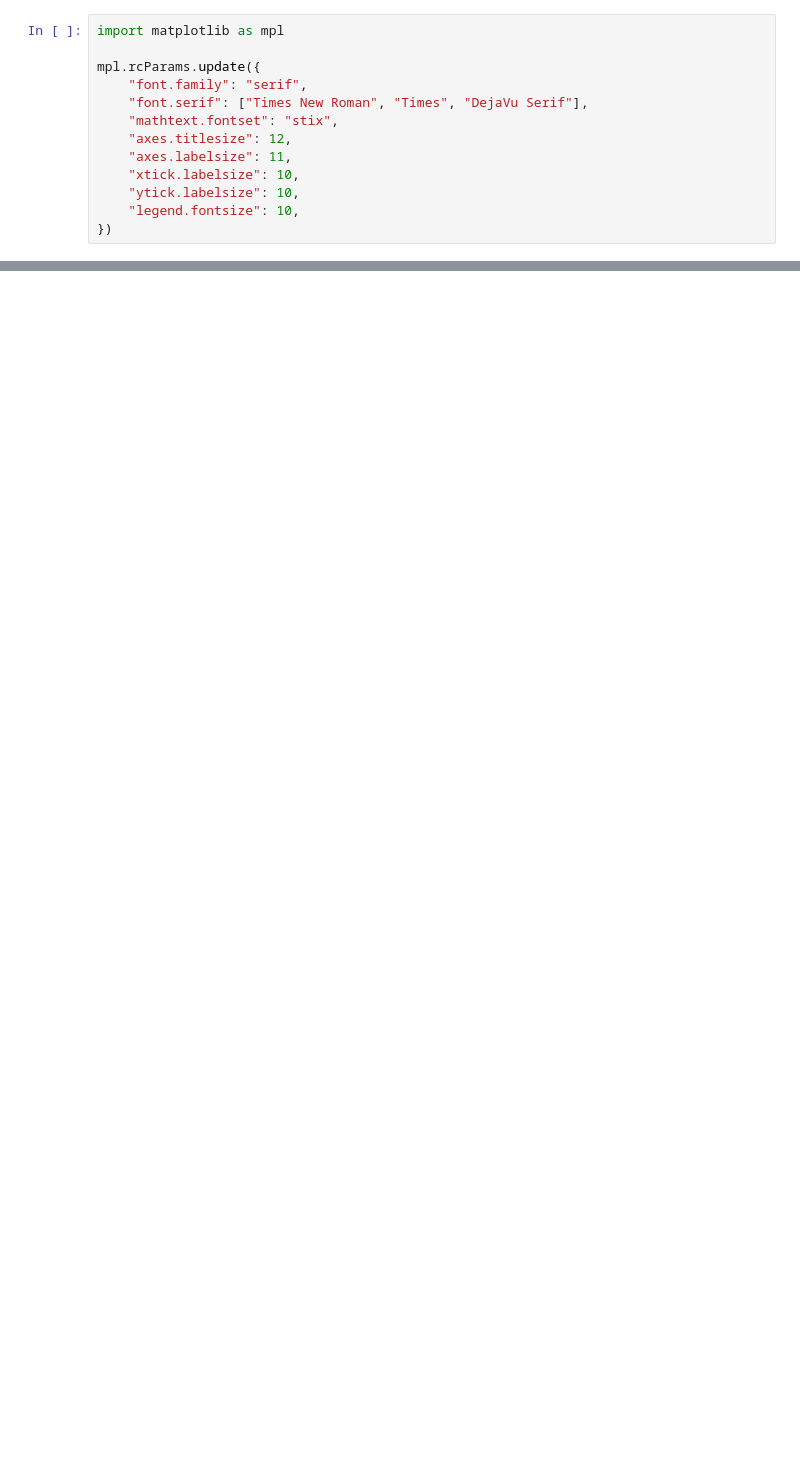
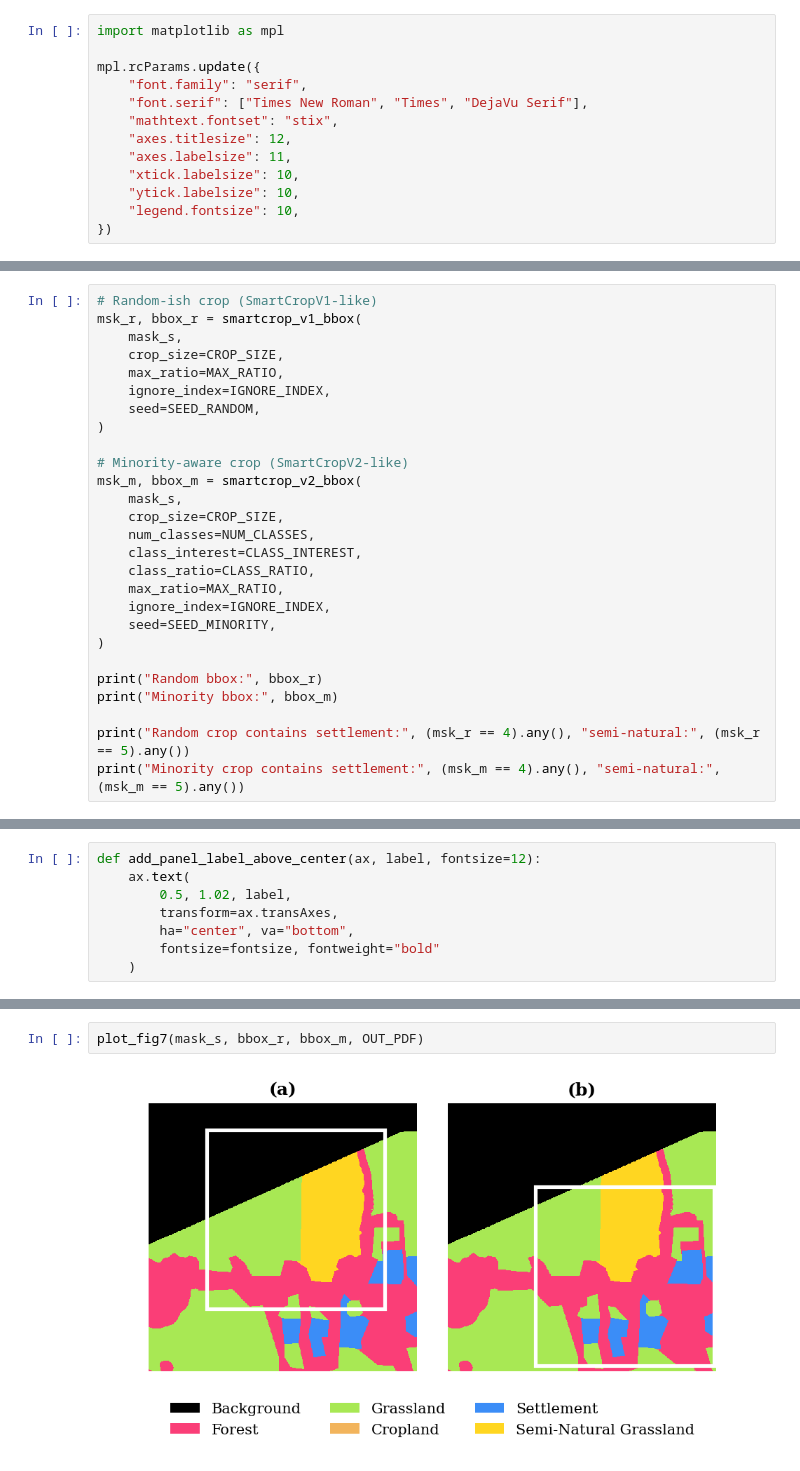
Before and after one commit to LaineyLouiseWard/ClassImbalance, a Jupyter notebook: scripts/figures/fig7_minority_cropping_schematic.ipynb, the cells around one changed output, grey strips where cells are left out. Drawn from its saved outputs; the diff is of its cells as text; blank space fills up the shorter version.

Commit message:
Added Figure 7 and 8

```diff
--- a/scripts/figures/fig7_minority_cropping_schematic.ipynb
+++ b/scripts/figures/fig7_minority_cropping_schematic.ipynb
@@ -194,0 +238,27 @@ Saved: /home/lainey/Documents/Github/ClassImbalance/outputs/figures/fig1_biodive
+# %%
+# Random-ish crop (SmartCropV1-like)
+msk_r, bbox_r = smartcrop_v1_bbox(
+    mask_s,
+    crop_size=CROP_SIZE,
+    max_ratio=MAX_RATIO,
+    ignore_index=IGNORE_INDEX,
+    seed=SEED_RANDOM,
+)
+
+# Minority-aware crop (SmartCropV2-like)
+msk_m, bbox_m = smartcrop_v2_bbox(
+    mask_s,
+    crop_size=CROP_SIZE,
+    num_classes=NUM_CLASSES,
+    class_interest=CLASS_INTEREST,
+    class_ratio=CLASS_RATIO,
+    max_ratio=MAX_RATIO,
+    ignore_index=IGNORE_INDEX,
+    seed=SEED_MINORITY,
+)
+
+print("Random bbox:", bbox_r)
+print("Minority bbox:", bbox_m)
+
+print("Random crop contains settlement:", (msk_r == 4).any(), "semi-natural:", (msk_r == 5).any())
+print("Minority crop contains settlement:", (msk_m == 4).any(), "semi-natural:", (msk_m == 5).any())
@@ -194,0 +270,8 @@ Saved: /home/lainey/Documents/Github/ClassImbalance/outputs/figures/fig1_biodive
+# %%
+def add_panel_label_above_center(ax, label, fontsize=12):
+    ax.text(
+        0.5, 1.02, label,
+        transform=ax.transAxes,
+        ha="center", va="bottom",
+        fontsize=fontsize, fontweight="bold"
+    )
@@ -194,0 +347,4 @@ Saved: /home/lainey/Documents/Github/ClassImbalance/outputs/figures/fig1_biodive
+# %%
+plot_fig7(mask_s, bbox_r, bbox_m, OUT_PDF)
+# %% [output]
+[figure, added]
```
Also changed, not shown: parts of 21 cells of this notebook, 5 other files.
